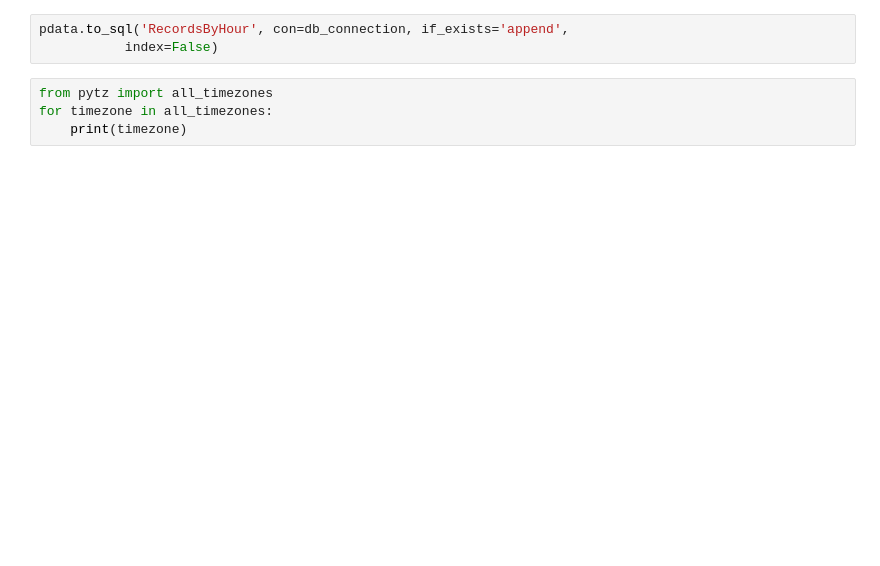
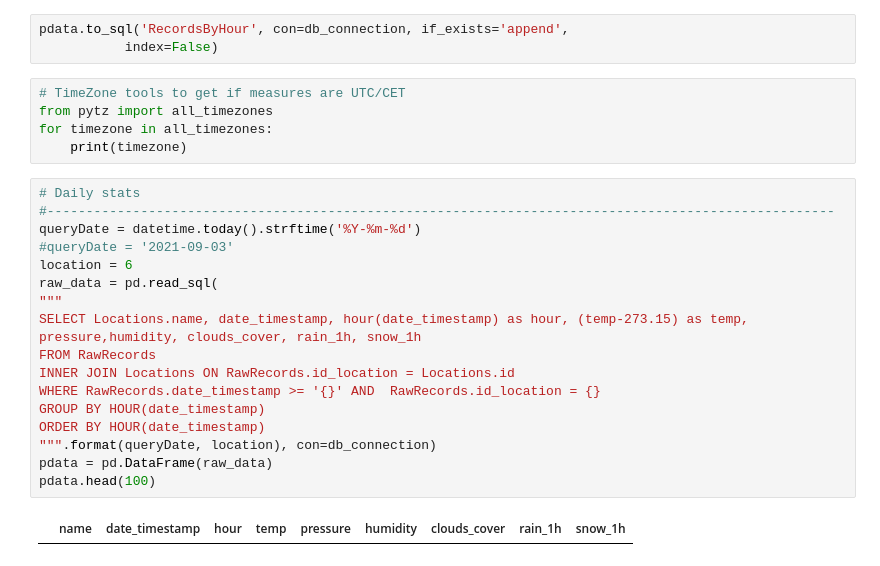
Before and after one commit to denislambret/WeatherDB, a Jupyter notebook: Sandbox_Pandas.ipynb, the cells around one changed output. Cells and saved outputs as stored; diff of their text form; blank space fills up the shorter version.

```diff
--- a/Sandbox_Pandas.ipynb
+++ b/Sandbox_Pandas.ipynb
@@ -155,6 +126,26 @@ pdata.head(5)
 pdata.to_sql('RecordsByHour', con=db_connection, if_exists='append',
            index=False)
 # %%
+# TimeZone tools to get if measures are UTC/CET
 from pytz import all_timezones
 for timezone in all_timezones:
     print(timezone)
+# %%
+# Daily stats
+#-----------------------------------------------------------------------------------------------------
+queryDate = datetime.today().strftime('%Y-%m-%d')
+#queryDate = '2021-09-03'
+location = 6
+raw_data = pd.read_sql(
+"""
+SELECT Locations.name, date_timestamp, hour(date_timestamp) as hour, (temp-273.15) as temp, pressure,humidity, clouds_cover, rain_1h, snow_1h
+FROM RawRecords
+INNER JOIN Locations ON RawRecords.id_location = Locations.id
+WHERE RawRecords.date_timestamp >= '{}' AND  RawRecords.id_location = {}
+GROUP BY HOUR(date_timestamp)
+ORDER BY HOUR(date_timestamp)
+""".format(queryDate, location), con=db_connection)
+pdata = pd.DataFrame(raw_data)
+pdata.head(100)
+# %% [output]
+|  | name | date_timestamp | hour | temp | pressure | humidity | clouds_cover | rain_1h | snow_1h |
```
Also changed, not shown: parts of 7 cells of this notebook, 7 other files.
